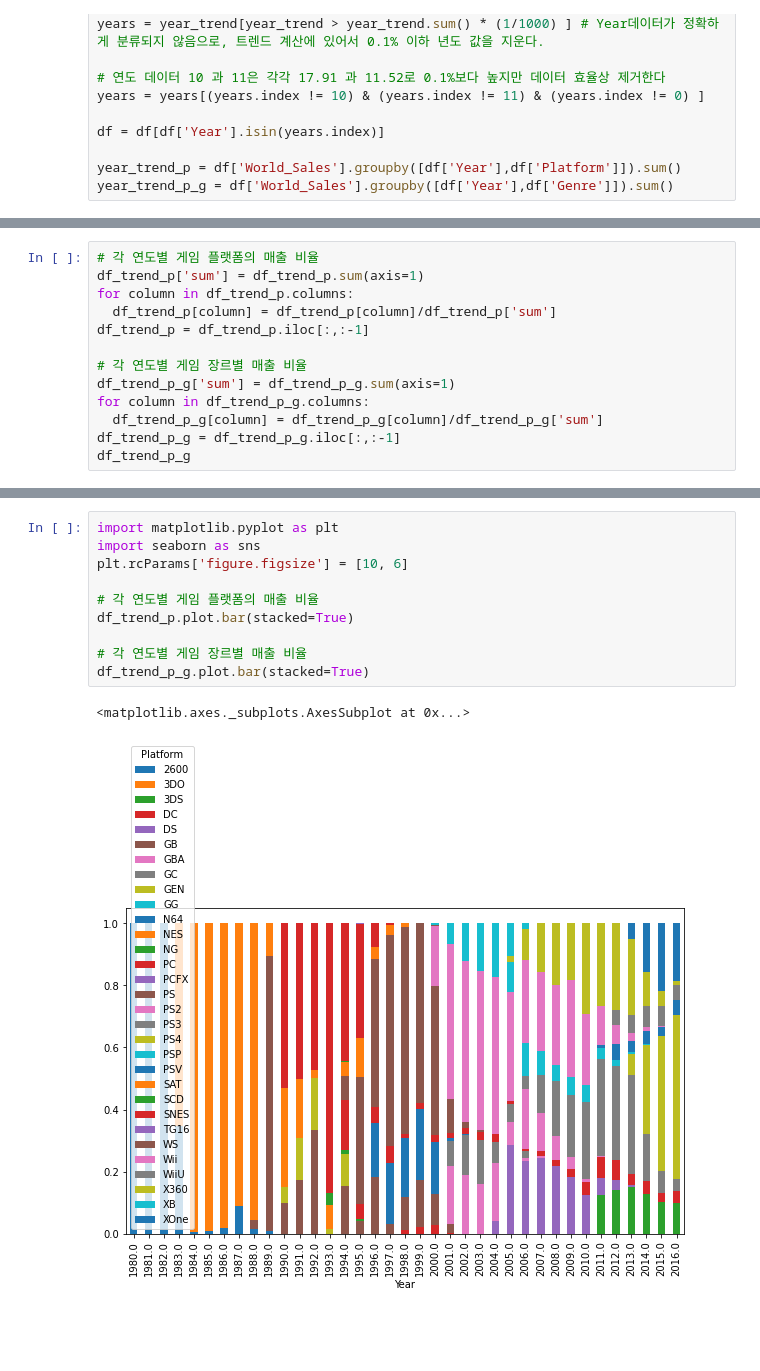
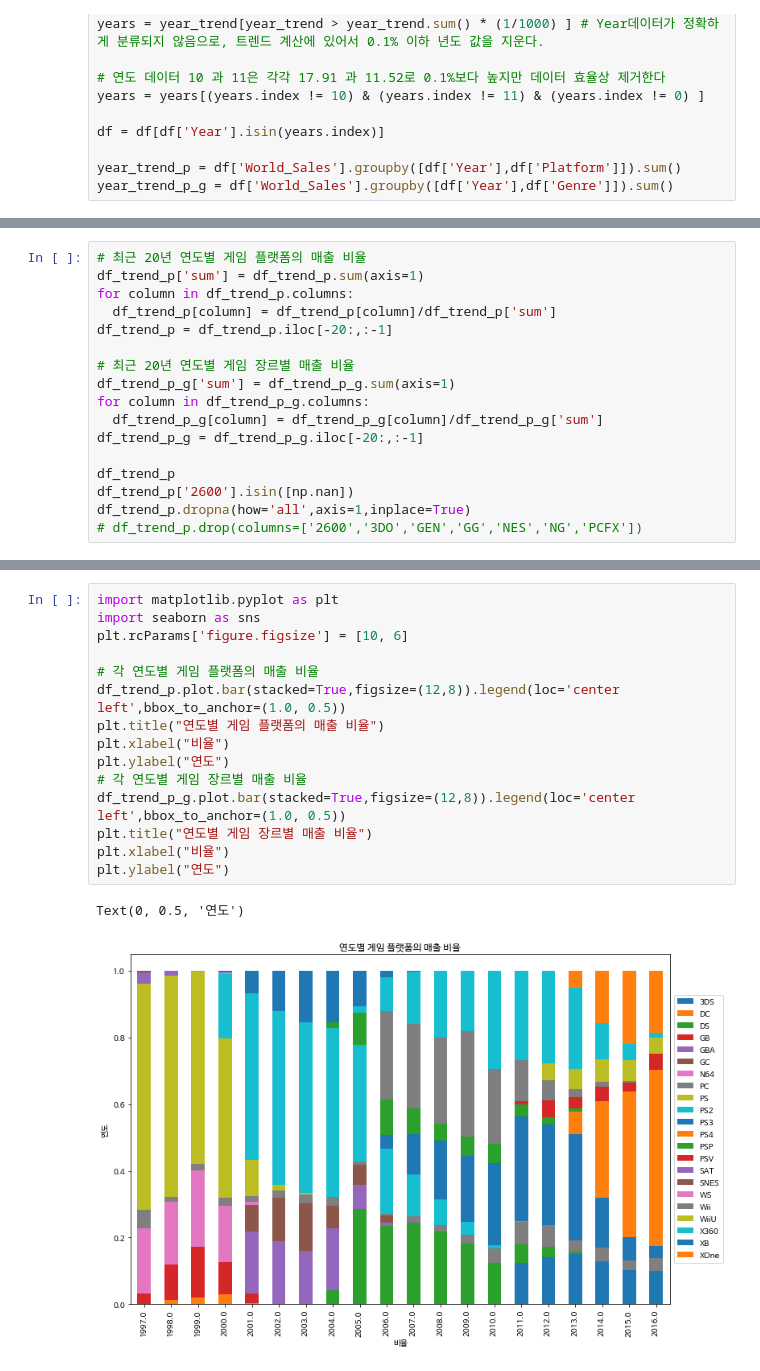
Before and after one commit to y001003/Bootcamp, a Jupyter notebook: Section1_Project.ipynb, the cells around one changed output, grey strips where cells are left out. Cells and saved outputs as stored; diff of their text form; blank space fills up the shorter version.

```diff
--- a/Section1_Project.ipynb
+++ b/Section1_Project.ipynb
@@ -291,15 +345,19 @@ df_trend_p.head()
 | 1983.0 | 5.84 | NaN | NaN | NaN | NaN | NaN | NaN | NaN | NaN | NaN | NaN | ... |
 | 1984.0 | 0.27 | NaN | NaN | NaN | NaN | NaN | NaN | NaN | NaN | NaN | NaN | ... |
 # %%
-# 각 연도별 게임 플랫폼의 매출 비율
+# 최근 20년 연도별 게임 플랫폼의 매출 비율
 df_trend_p['sum'] = df_trend_p.sum(axis=1)
 for column in df_trend_p.columns:
   df_trend_p[column] = df_trend_p[column]/df_trend_p['sum']
-df_trend_p = df_trend_p.iloc[:,:-1]
+df_trend_p = df_trend_p.iloc[-20:,:-1]
 
-# 각 연도별 게임 장르별 매출 비율
+# 최근 20년 연도별 게임 장르별 매출 비율
 df_trend_p_g['sum'] = df_trend_p_g.sum(axis=1)
 for column in df_trend_p_g.columns:
   df_trend_p_g[column] = df_trend_p_g[column]/df_trend_p_g['sum']
-df_trend_p_g = df_trend_p_g.iloc[:,:-1]
-df_trend_p_g
+df_trend_p_g = df_trend_p_g.iloc[-20:,:-1]
+
+df_trend_p
+df_trend_p['2600'].isin([np.nan])
+df_trend_p.dropna(how='all',axis=1,inplace=True)
+# df_trend_p.drop(columns=['2600','3DO','GEN','GG','NES','NG','PCFX'])
@@ -325,13 +364,18 @@ df_trend_p_g
 # %%
 import matplotlib.pyplot as plt
 import seaborn as sns
 plt.rcParams['figure.figsize'] = [10, 6]
 
 # 각 연도별 게임 플랫폼의 매출 비율
-df_trend_p.plot.bar(stacked=True)
-
+df_trend_p.plot.bar(stacked=True,figsize=(12,8)).legend(loc='center left',bbox_to_anchor=(1.0, 0.5))
+plt.title("연도별 게임 플랫폼의 매출 비율")
+plt.xlabel("비율")
+plt.ylabel("연도")
 # 각 연도별 게임 장르별 매출 비율
-df_trend_p_g.plot.bar(stacked=True)
+df_trend_p_g.plot.bar(stacked=True,figsize=(12,8)).legend(loc='center left',bbox_to_anchor=(1.0, 0.5))
+plt.title("연도별 게임 장르별 매출 비율")
+plt.xlabel("비율")
+plt.ylabel("연도")
 # %% [output]
-<matplotlib.axes._subplots.AxesSubplot at 0x...>
+Text(0, 0.5, '연도')
-[figure, old version]
+[figure, new version]
```
Also changed, not shown: parts of 24 cells of this notebook.
